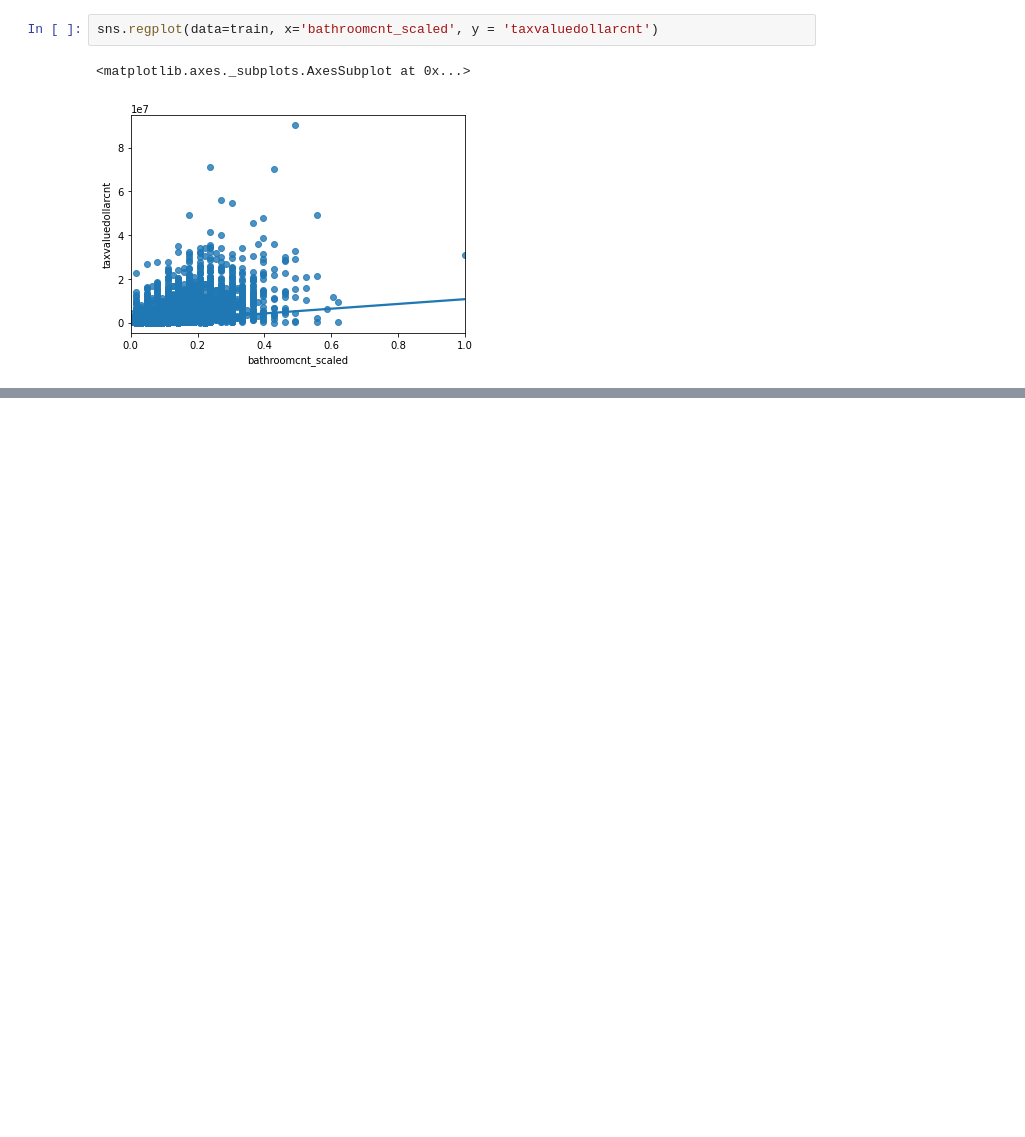
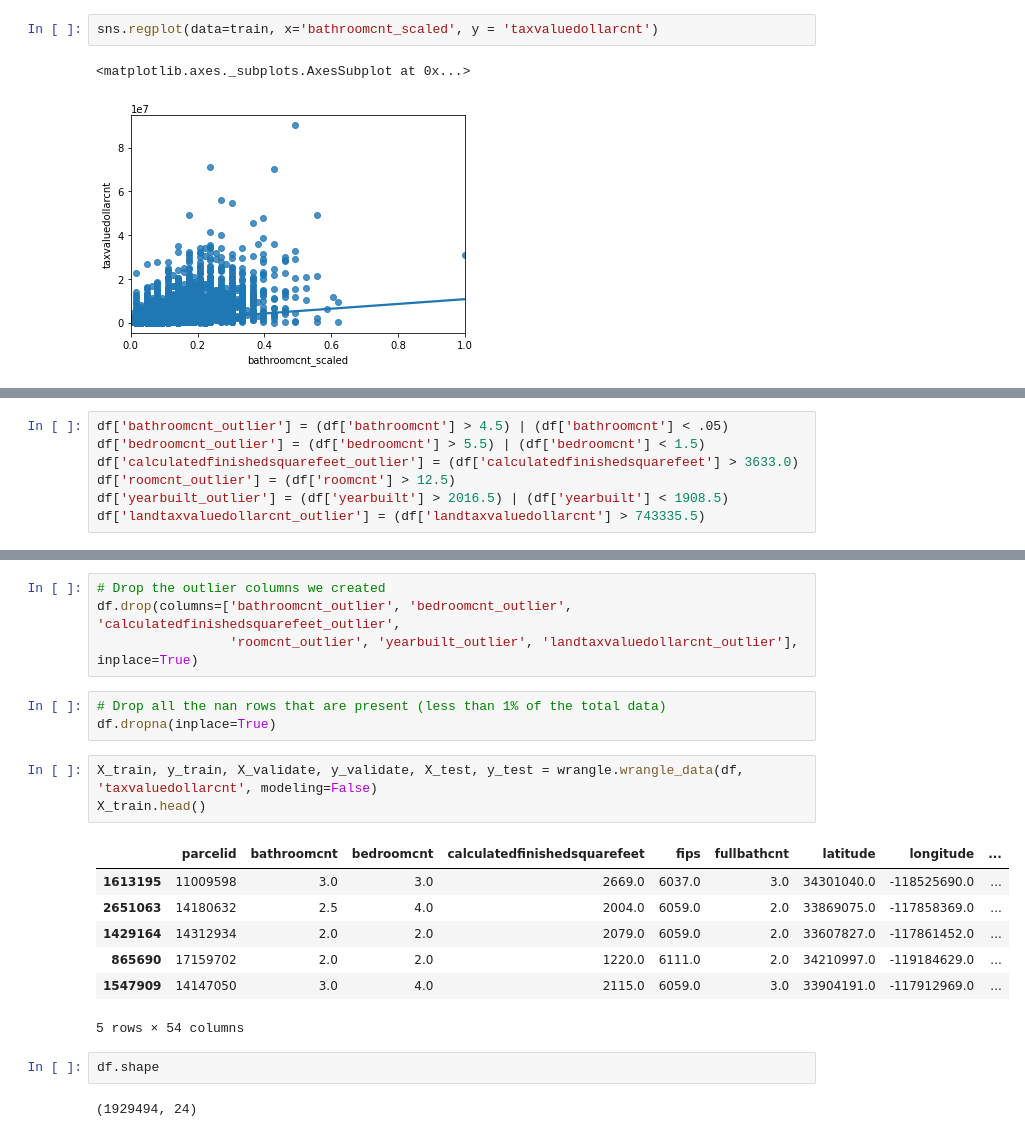
Before and after one commit to Robust-Analytics/zillow-project, a Jupyter notebook: tony_explore.ipynb, the cells around one changed output, grey strips where cells are left out. Saved outputs shown, nothing was run; the diff lists cells and outputs as text; blank space fills up the shorter version.

```diff
--- a/tony_explore.ipynb
+++ b/tony_explore.ipynb
@@ -141,0 +170,7 @@ sns.regplot(data=train, x='bathroomcnt_scaled', y = 'taxvaluedollarcnt')
+# %%
+df['bathroomcnt_outlier'] = (df['bathroomcnt'] > 4.5) | (df['bathroomcnt'] < .05)
+df['bedroomcnt_outlier'] = (df['bedroomcnt'] > 5.5) | (df['bedroomcnt'] < 1.5)
+df['calculatedfinishedsquarefeet_outlier'] = (df['calculatedfinishedsquarefeet'] > 3633.0)
+df['roomcnt_outlier'] = (df['roomcnt'] > 12.5)
+df['yearbuilt_outlier'] = (df['yearbuilt'] > 2016.5) | (df['yearbuilt'] < 1908.5)
+df['landtaxvaluedollarcnt_outlier'] = (df['landtaxvaluedollarcnt'] > 743335.5)
@@ -141,0 +208,22 @@ sns.regplot(data=train, x='bathroomcnt_scaled', y = 'taxvaluedollarcnt')
+# %%
+# Drop the outlier columns we created
+df.drop(columns=['bathroomcnt_outlier', 'bedroomcnt_outlier', 'calculatedfinishedsquarefeet_outlier',
+                 'roomcnt_outlier', 'yearbuilt_outlier', 'landtaxvaluedollarcnt_outlier'], inplace=True)
+# %%
+# Drop all the nan rows that are present (less than 1% of the total data)
+df.dropna(inplace=True)
+# %%
+X_train, y_train, X_validate, y_validate, X_test, y_test = wrangle.wrangle_data(df, 'taxvaluedollarcnt', modeling=False)
+X_train.head()
+# %% [output]
+|  | parcelid | bathroomcnt | bedroomcnt | calculatedfinishedsquarefeet | fips | fullbathcnt | latitude | longitude | ... |
+| 1613195 | 11009598 | 3.0 | 3.0 | 2669.0 | 6037.0 | 3.0 | 34301040.0 | -118525690.0 | ... |
+| 2651063 | 14180632 | 2.5 | 4.0 | 2004.0 | 6059.0 | 2.0 | 33869075.0 | -117858369.0 | ... |
+| 1429164 | 14312934 | 2.0 | 2.0 | 2079.0 | 6059.0 | 2.0 | 33607827.0 | -117861452.0 | ... |
+| 865690 | 17159702 | 2.0 | 2.0 | 1220.0 | 6111.0 | 2.0 | 34210997.0 | -119184629.0 | ... |
+| 1547909 | 14147050 | 3.0 | 4.0 | 2115.0 | 6059.0 | 3.0 | 33904191.0 | -117912969.0 | ... |
+5 rows × 54 columns
+# %%
+df.shape
+# %% [output]
+(1929494, 24)
```
Also changed, not shown: parts of 20 cells of this notebook.
